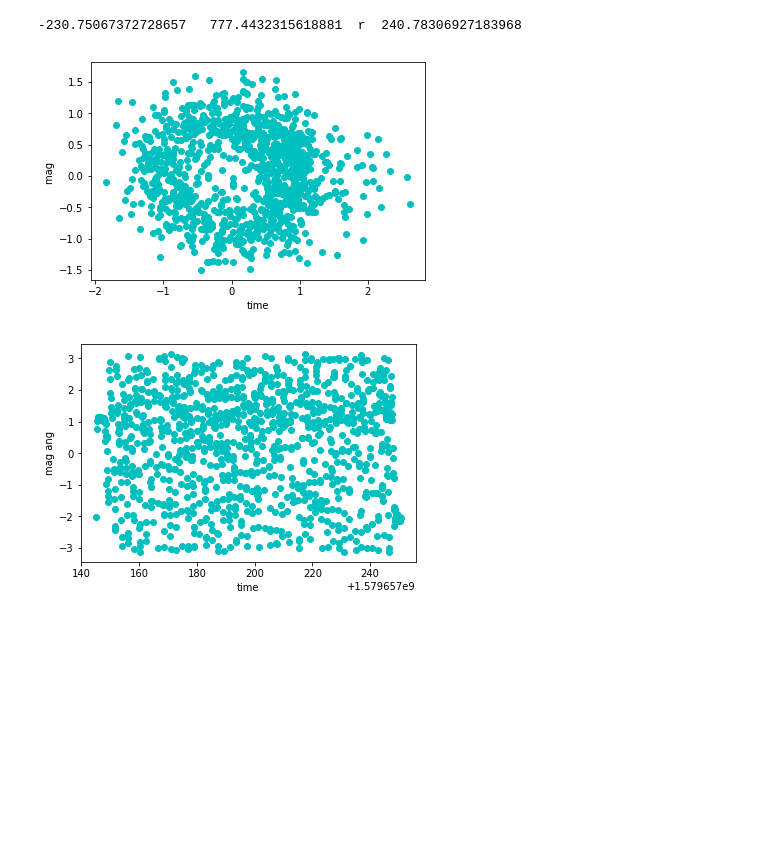
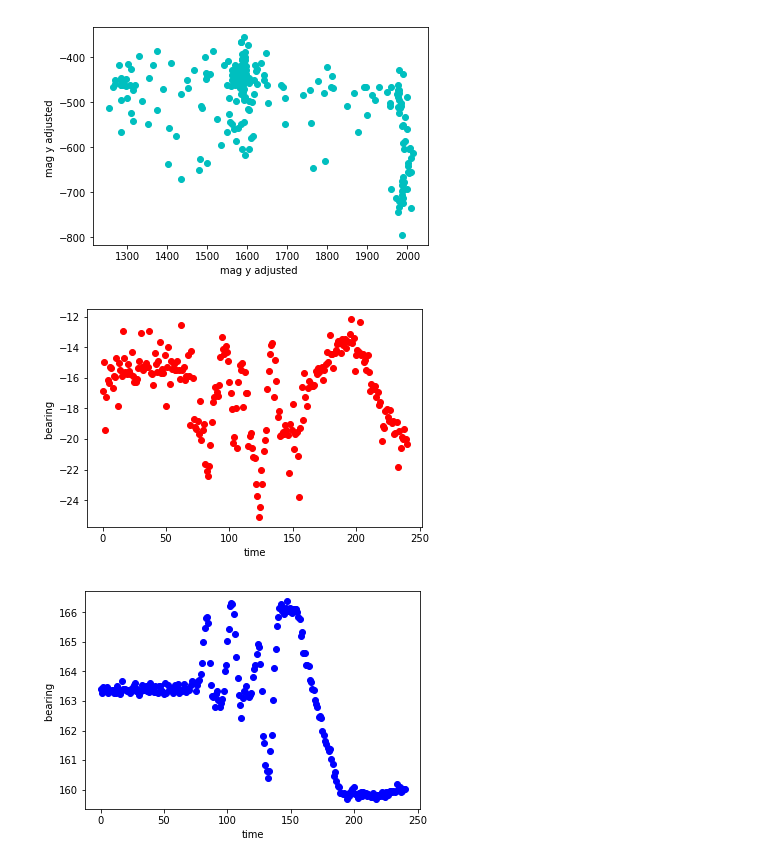
Before and after one commit to ArN5/zumi_samples, a Jupyter notebook: sensor_recordings.ipynb, the cells around one changed output. Drawn from its saved outputs; the diff is of its cells as text; code cells hidden in the pictures; blank space fills up the shorter version.

```diff
--- a/sensor_recordings.ipynb
+++ b/sensor_recordings.ipynb
@@ -225,47 +349,61 @@ done
 # %%
 import circle_fit as cf
+#if you cant import install circle fit
+#!sudo pip3 install circle_fit
 
 #magnetic field
-#29 mag x
-mag_x_list = column(29,sensor_list)
-mag_y_list = column(30,sensor_list)
-mag_z_list = column(31,sensor_list)
+#28 mag x
+#29 mag y
+#30 mag z
+mag_x_list = column(28,sensor_list)
+mag_y_list = column(29,sensor_list)
+mag_z_list = column(30,sensor_list)
 
 data = list(zip(mag_x_list, mag_y_list))
 
 xc,yc,r,_ = cf.least_squares_circle((data))
-print(xc, " ", yc, " r ", r)
+print("X center ",xc, "\nY center ", yc, "\nRadius ", r)
-# %% [output]
--230.75067372728657   777.4432315618881  r  240.78306927183968
 # %%
 import math
 
 #magnetic field
 #29 mag x
 time_list =  column(0,sensor_list)
-mag_x_list = column(29,sensor_list)
-mag_y_list = column(30,sensor_list)
-mag_z_list = column(31,sensor_list)
+mag_x_list = column(28,sensor_list)
+mag_y_list = column(29,sensor_list)
+mag_z_list = column(30,sensor_list)
 
+new_bearing = []
+new_phi = []
+
+xc = -1239
+yc = 1588
+zc = 5075
 for i in range(len(mag_x_list)):
-    mag_x_list[i] = (mag_x_list[i]- xc)/r
-for i in range(len(mag_y_list)):
-    mag_y_list[i] = (mag_y_list[i]- yc)/r
+    mag_x_list[i] = (mag_x_list[i]- xc)
+    mag_y_list[i] = (mag_y_list[i]- yc)
+    mag_z_list[i] = (mag_y_list[i]- zc)
+    bearing = math.degrees(math.atan2(mag_y_list[i],mag_x_list[i]))
+    new_bearing.append(bearing)
+    arg = (mag_y_list[i]**2+mag_x_list[i]**2)**0.5
+    phi = math.degrees(math.atan2(arg,mag_z_list[i]))
+    new_phi.append(phi)
 
 plt.plot(mag_x_list,mag_y_list,'co')
-plt.ylabel('mag ')
+plt.ylabel('mag y adjusted ')
+plt.xlabel('mag y adjusted ')
+plt.show()
+
+plt.plot(new_bearing,'ro')
+plt.ylabel('bearing ')
 plt.xlabel('time')
 plt.show()
+
+plt.plot(new_phi,'bo')
+plt.ylabel('bearing ')
+plt.xlabel('time')
+plt.show()
 # %% [output]
-[figure, old version]
+[figure, new version]
+[figure, added]
+[figure, added]
-# %%
-mag_ang_list = []
-for i in range(len(mag_x_list)):
-    mag_ang_list.append(math.atan2(mag_x_list[i-1],mag_y_list[i-1]))
-
-plt.plot(time_list[],mag_ang_list[],'co')
-plt.ylabel('mag ang')
-plt.xlabel('time')
-plt.show()
-# %% [output]
-[figure, removed]
```
Also changed, not shown: parts of 6 cells of this notebook, 29 other files.
